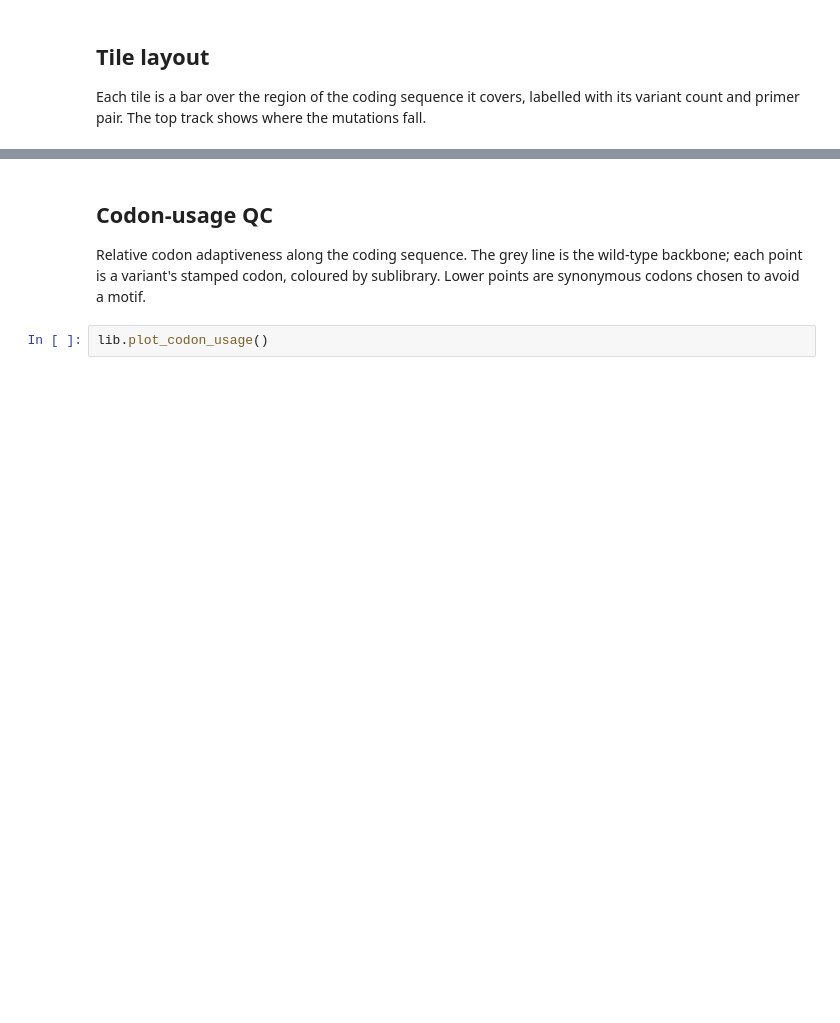
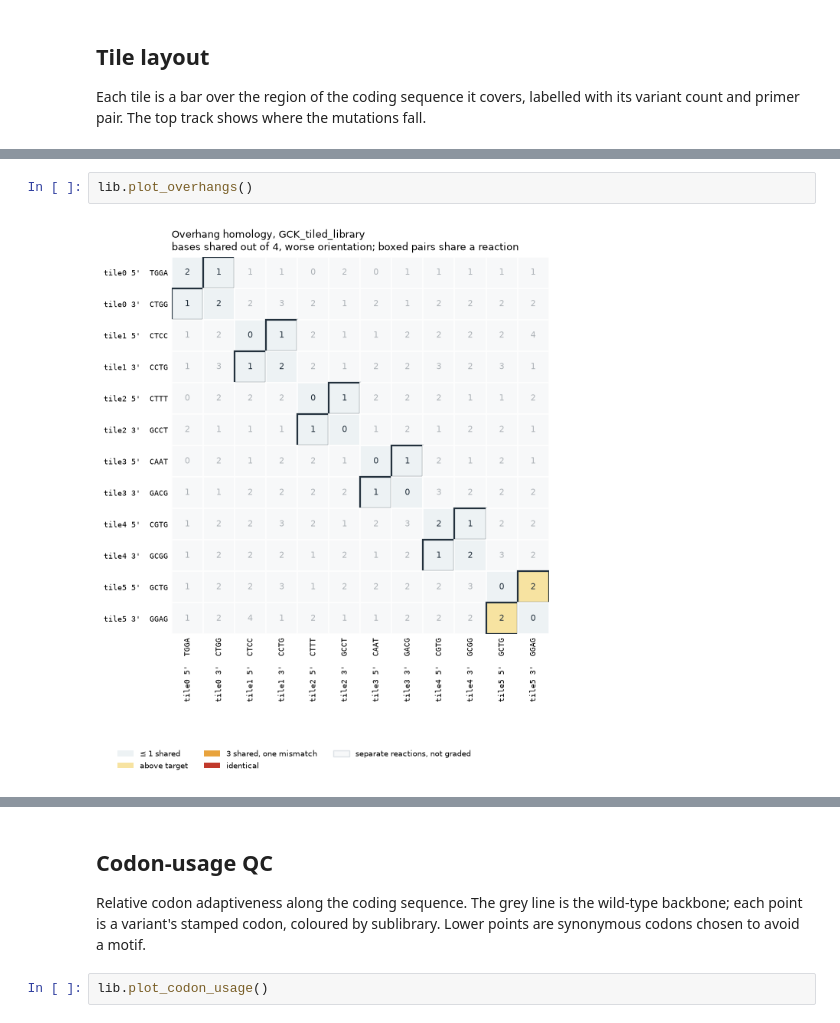
Before and after one commit to micah-olivas/library-designer, a Jupyter notebook: notebooks/tutorials/02-tiled-assembly.ipynb, the cells around one changed output, grey strips where cells are left out. Cells and saved outputs as stored; diff of their text form; blank space fills up the shorter version.

```diff
--- a/notebooks/tutorials/02-tiled-assembly.ipynb
+++ b/notebooks/tutorials/02-tiled-assembly.ipynb
@@ -93,0 +119,4 @@ pd.DataFrame([{
+# %%
+lib.plot_overhangs()
+# %% [output]
+[figure, added]
```
Also changed, not shown: parts of 14 cells of this notebook, 22 other files.
